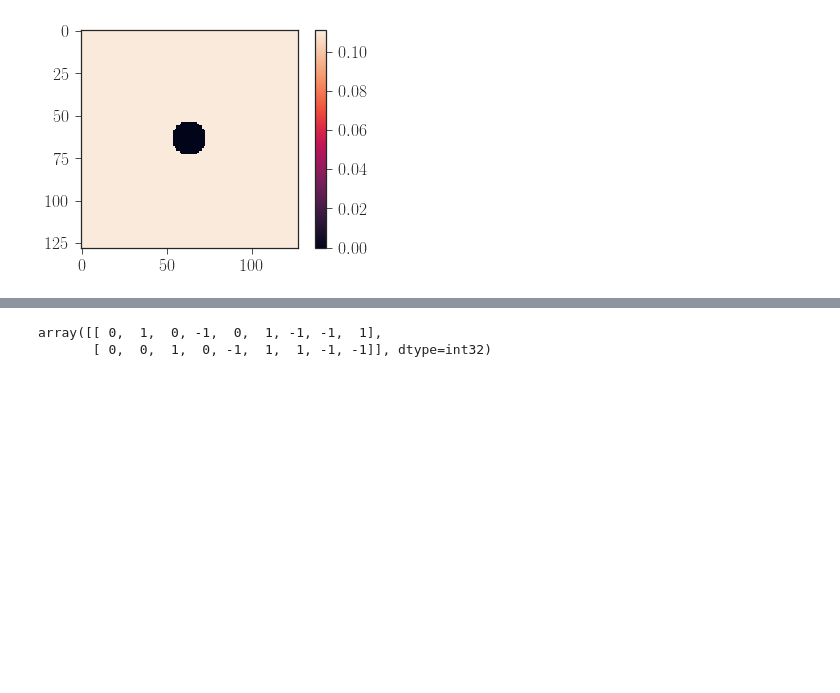
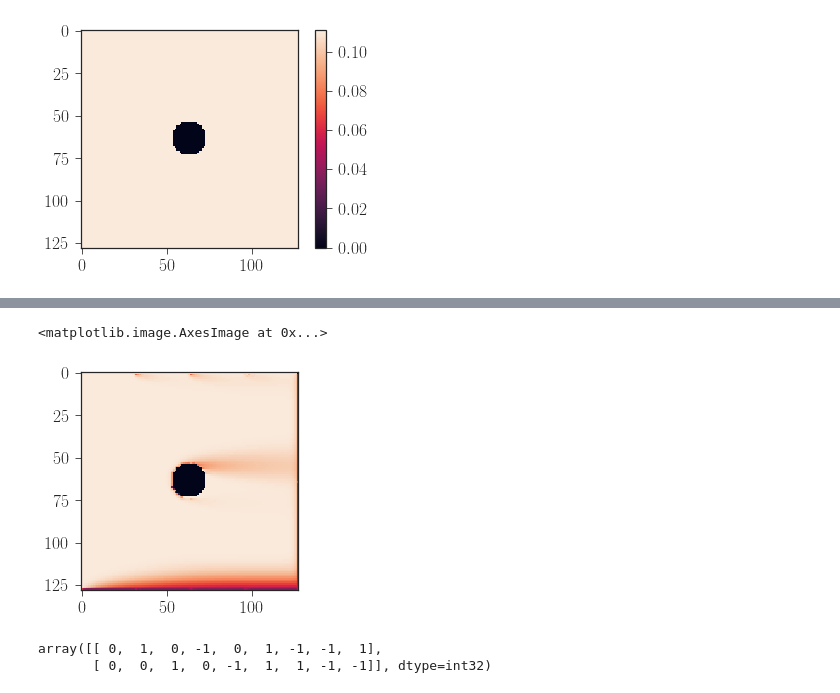
Before and after one commit to btweinstein/LB_colony_growth, a Jupyter notebook: 2018_04_23_mako_opencl_2d.ipynb, the cells around one changed output, grey strips where cells are left out. Saved outputs shown, nothing was run; the diff lists cells and outputs as text; code cells hidden in the pictures; blank space fills up the shorter version.

```diff
--- a/2018_04_23_mako_opencl_2d.ipynb
+++ b/2018_04_23_mako_opencl_2d.ipynb
@@ -170,3 +154,8 @@ plt.imshow(dla_colony.rho.get())
+# %%
+plt.imshow(dla_colony.f.get()[:, :, 7])
+# %% [output]
+<matplotlib.image.AxesImage at 0x...>
+[figure, added]
 # %%
 dla_colony.velocity_set.c_vec
 # %% [output]
```
Also changed, not shown: parts of 4 cells of this notebook, 1 other file.
